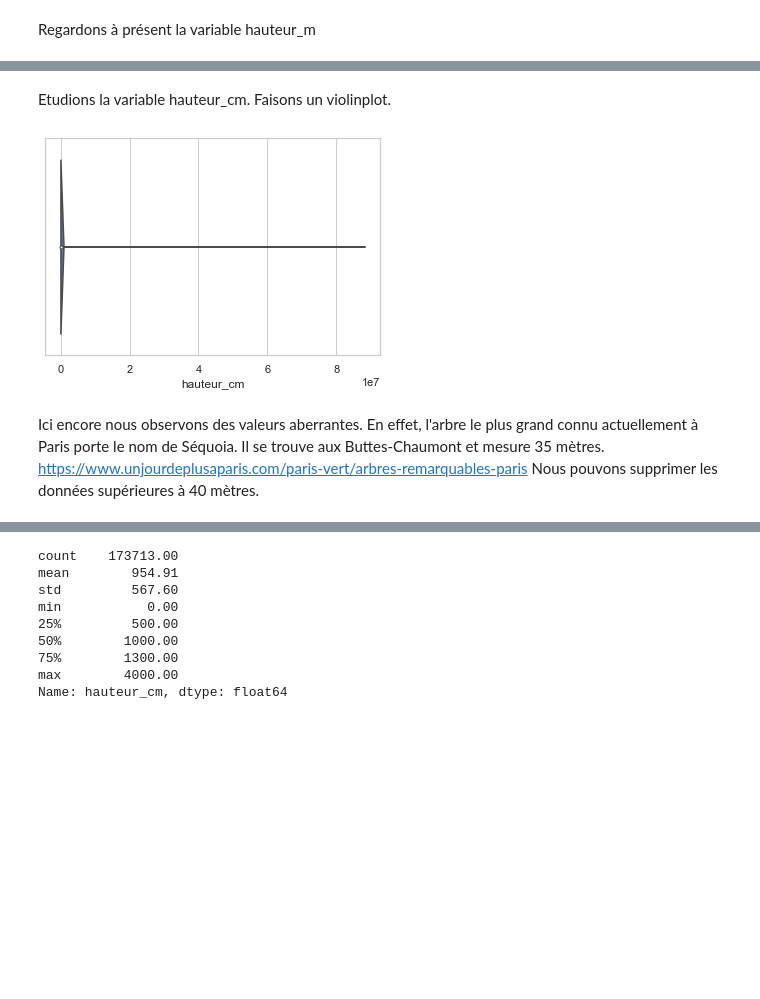
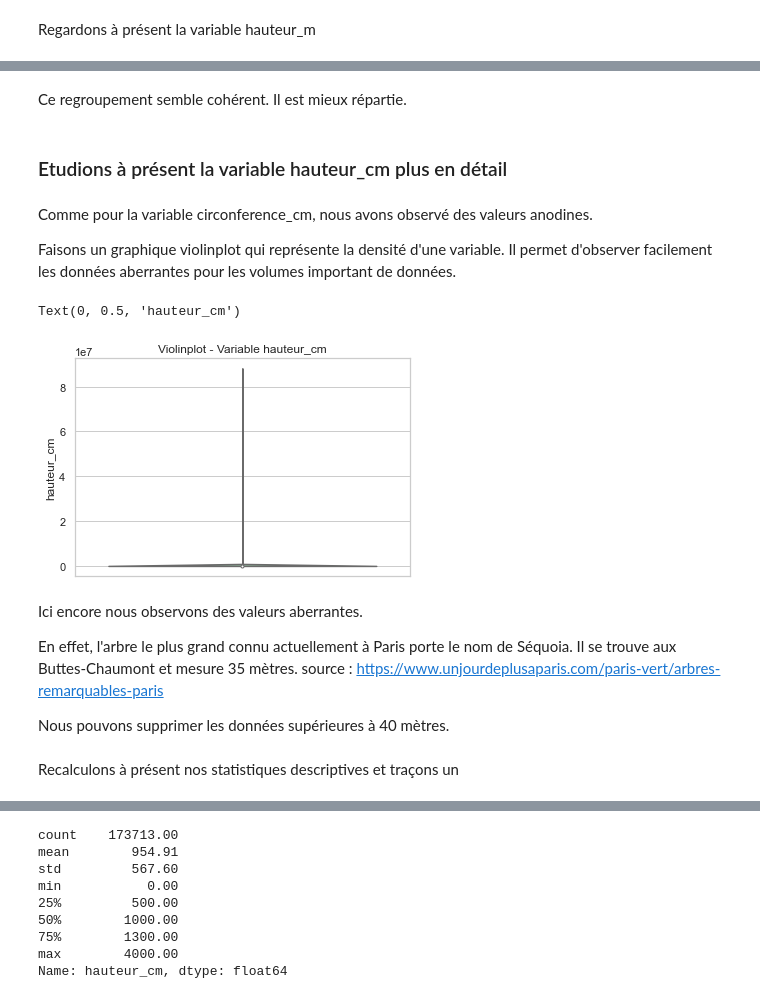
Before and after one commit to AurelieAAN/OP_Projet2, a Jupyter notebook: Scripts_Analyse01.ipynb, the cells around one changed output, grey strips where cells are left out. Saved outputs shown, nothing was run; the diff lists cells and outputs as text; code cells hidden in the pictures; blank space fills up the shorter version.

```diff
--- a/Scripts_Analyse01.ipynb
+++ b/Scripts_Analyse01.ipynb
@@ -248,0 +291,7 @@ Text(0.5, 1.0, 'Boite à moustache - "Circonference_cm"')
+# %%
+
+sns.set_theme(style="whitegrid")
+
+
+ax = sns.stripplot(y="circonference_cm", data=data,
+                   size=4, color="g").set_title("Graphique stripplot de la variable circonference_cm")
@@ -264,0 +312,7 @@ Text(0.5, 1.0, 'Boîte à moustache - "Circonference_cm"')
+# %%
+
+sns.set_theme(style="whitegrid")
+
+sns.boxenplot(y="circonference_cm",
+              color="g",
+              scale="linear", data=data)
@@ -318,5 +375,10 @@ min           1.00
 max         700.00
 Name: circonference_cm, dtype: float64
 # %%
-data.boxplot(column="circonference_cm" ).set_title('Boîte à moustache - "Circonference_cm"')
+
+sns.set_theme(style="whitegrid")
+
+sns.boxenplot(y="circonference_cm",
+              color="g",
+              scale="linear", data=data)
 # %% [output]
@@ -354,11 +424,16 @@ Il serait judicieux de faire des intervalles. On ajoute une colonne avec un reg_
 # %%
 def reg_cir(x):
-    if x<150:
-        return "[0-150["
-    elif x>150 and x<250:
-        return "[150-250["
-    elif x>=250:
-        return "250 et plus"
+
+    if x<50:
+        return "1- [0-50["
+    elif x>=50 and x<100:
+        return "2- [50-100["
+    elif x>=100 and x<150:
+        return "3- [100-150["
+    elif x>=150 and x<200:
+        return "4- [150-200["
+    elif x>=200:
+        return "5- 200 et plus"
 # %%
 data['reg_circonference_cm']=data.apply(lambda row: reg_cir(row.circonference_cm), axis=1)
 # %%
@@ -388,14 +479,27 @@ data['reg_circonference_cm'].value_counts(normalize=True).plot(kind='bar')
+# %% [markdown]
+Ce regroupement semble cohérent. Il est mieux répartie.
+# %% [markdown]
+### Etudions à présent la variable hauteur_cm plus en détail
 # %% [markdown]
-Etudions la variable hauteur_cm. Faisons un violinplot.
+Comme pour la variable circonference_cm, nous avons observé des valeurs anodines.
+
+Faisons un graphique violinplot qui représente la densité d'une variable. Il permet d'observer facilement les données aberrantes pour les volumes important de données.
 # %%
 sns.set_theme(style="whitegrid")
-ax = sns.violinplot(x=data["hauteur_cm"])
+ax = sns.violinplot(y=data["hauteur_cm"], color=(0.564, 0.823, 0.631))
+ax.set_title("Violinplot - Variable hauteur_cm")
+ax.set_ylabel("hauteur_cm")
 # %% [output]
+Text(0, 0.5, 'hauteur_cm')
-[figure, old version]
+[figure, new version]
 # %% [markdown]
 Ici encore nous observons des valeurs aberrantes.
+
 En effet, l'arbre le plus grand connu actuellement à Paris porte le nom de Séquoia. Il se trouve aux Buttes-Chaumont et mesure 35 mètres.
-https://www.unjourdeplusaparis.com/paris-vert/arbres-remarquables-paris
+source : https://www.unjourdeplusaparis.com/paris-vert/arbres-remarquables-paris
+
 Nous pouvons supprimer les données supérieures à 40 mètres.
 # %%
 data = data.loc[data["hauteur_cm"] <= 4000]
+# %% [markdown]
+Recalculons à présent nos statistiques descriptives et traçons un
```
Also changed, not shown: parts of 112 cells of this notebook.
